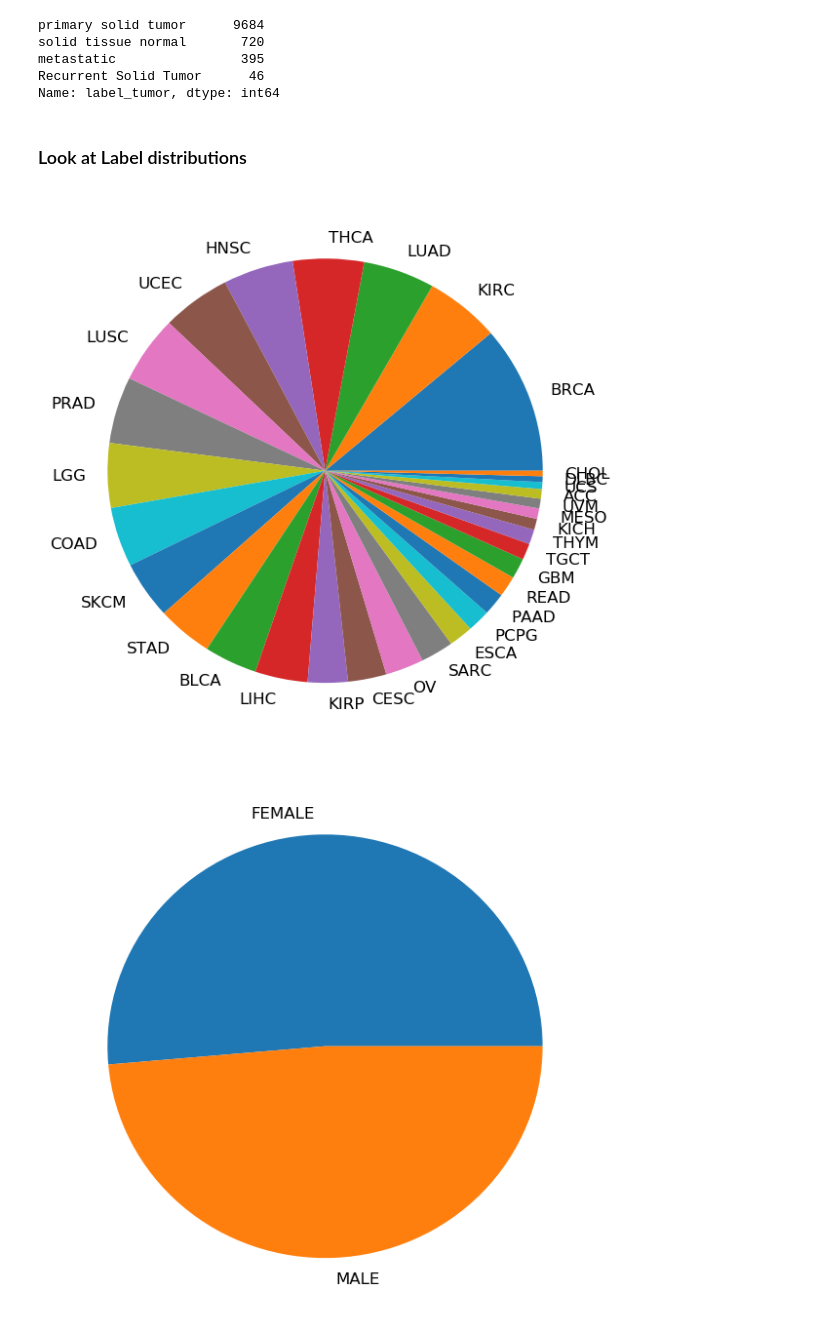
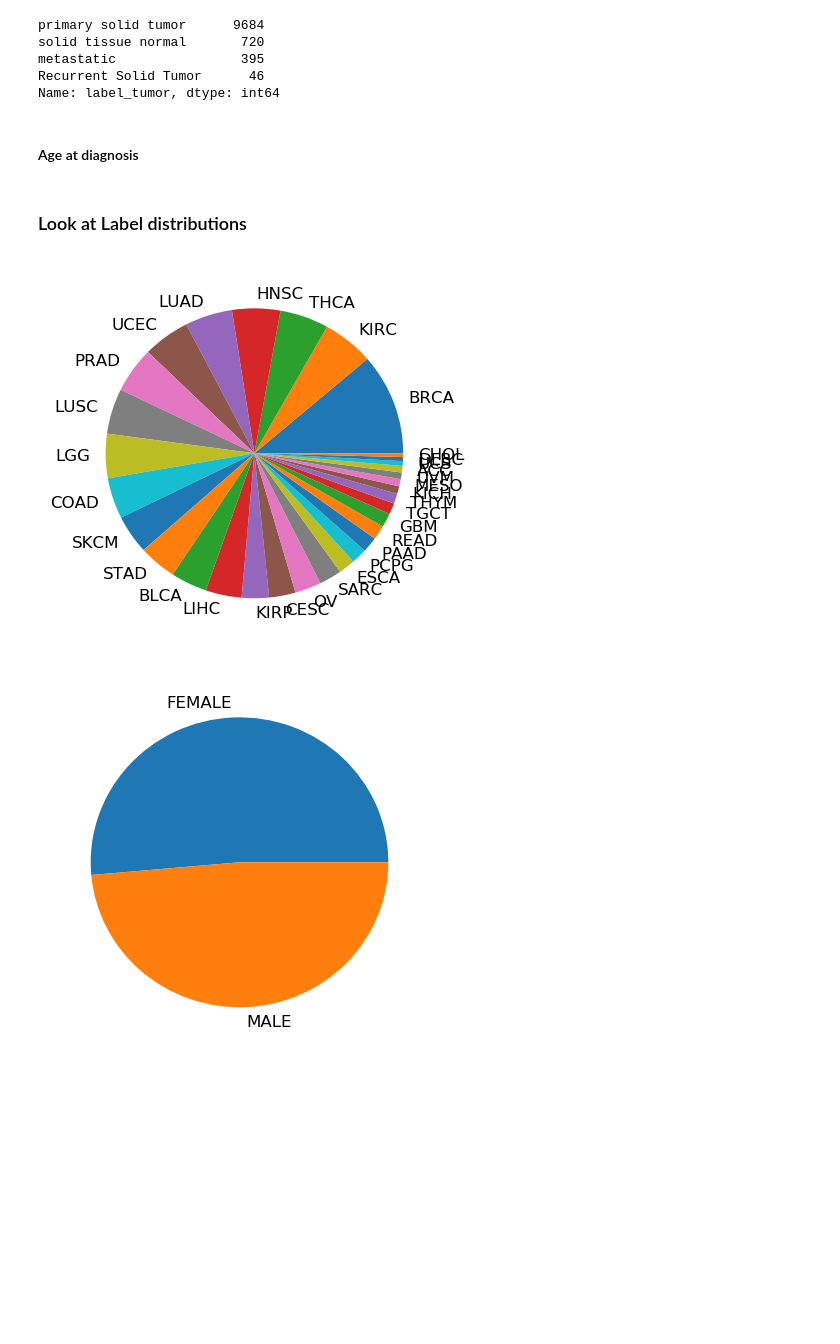
Before and after one commit to jvivian/DeepTCGA, a Jupyter notebook: Preprocessing.ipynb, the cells around one changed output. Cells and saved outputs as stored; diff of their text form; code cells hidden in the pictures; blank space fills up the shorter version.

Commit message:
extract age at diagnosis as a label

```diff
--- a/Preprocessing.ipynb
+++ b/Preprocessing.ipynb
@@ -171,18 +172,34 @@ solid tissue normal       720
 metastatic                395
 Recurrent Solid Tumor      46
 Name: label_tumor, dtype: int64
+# %% [markdown]
+#### Age at diagnosis
+# %%
+def get_age(barcode):
+    patient_id = barcode[:12]
+    if patient_id in age_dict:
+        return age_dict[patient_id]
+    else:
+        return np.nan
+# %%
+label_df = pd.read_csv("./data/labels.csv")
+clinical_df = pd.read_csv("./data/clinical/out.tsv",
+                          delimiter="\t", encoding="ISO-8859-1", low_memory=False)
+age_dict = clinical_df.set_index("bcr_patient_barcode")["age_at_initial_pathologic_diagnosis"].to_dict()
+label_df["label_age"] = label_df.sample_id.apply(get_age)
+label_df["label_age"] = label_df.label_age.replace("[Not Available]", np.nan)
 # %% [markdown]
 ### Look at Label distributions
 # %%
 for each_label in ["tissue", "gender", "tumor"]:
     label_name = "label_" + each_label
-    fig, ax = plt.subplots(ncols=1, nrows=1, figsize=(6,6), dpi=120)
+    fig, ax = plt.subplots(ncols=1, nrows=1, figsize=(4,4), dpi=120)
     (label_df.dropna()[label_name].value_counts(dropna=False)/\
          float(label_df.dropna().shape[0])*100).plot.pie(ax=ax)
 #     plt.title(each_label)
 #     plt.xticks(rotation=45)
     plt.ylabel("")
     plt.show()
 # %% [output]
-[figure, old version]
+[figure, new version]
-[figure, old version]
+[figure, new version]
```
Also changed, not shown: parts of 3 cells of this notebook.
